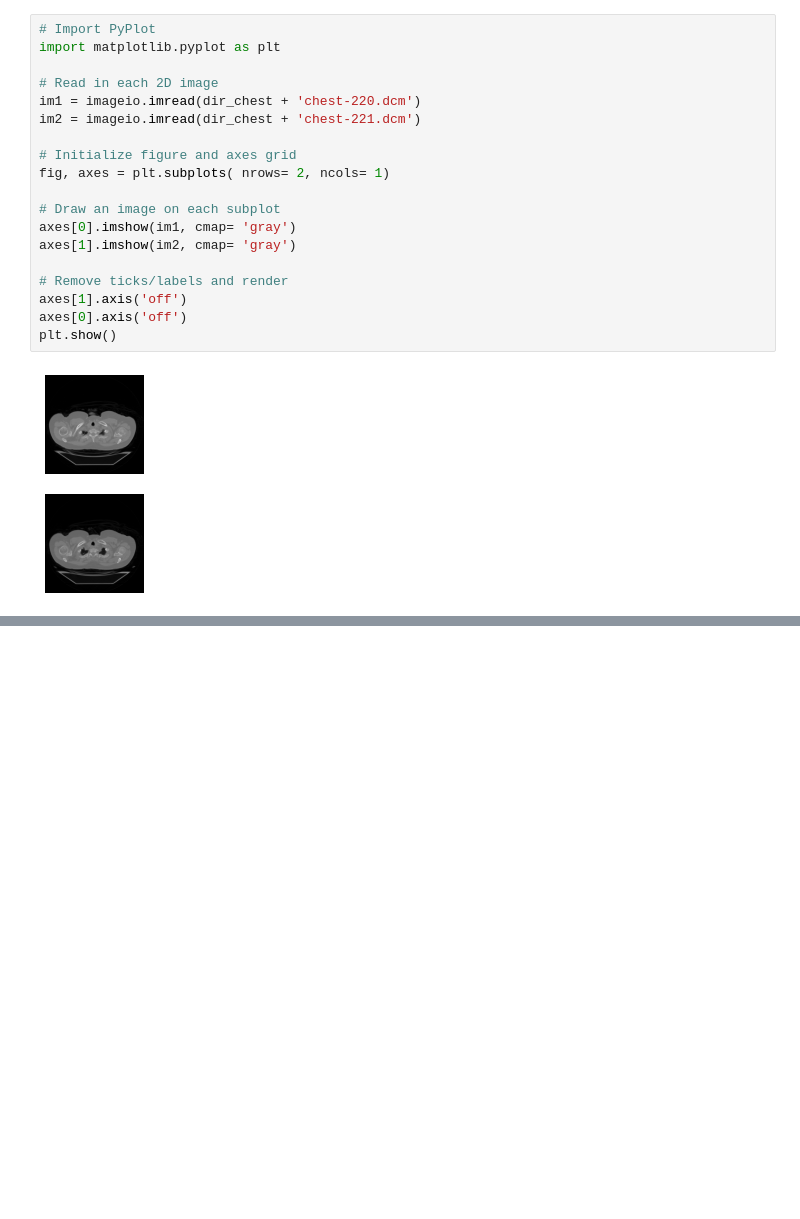
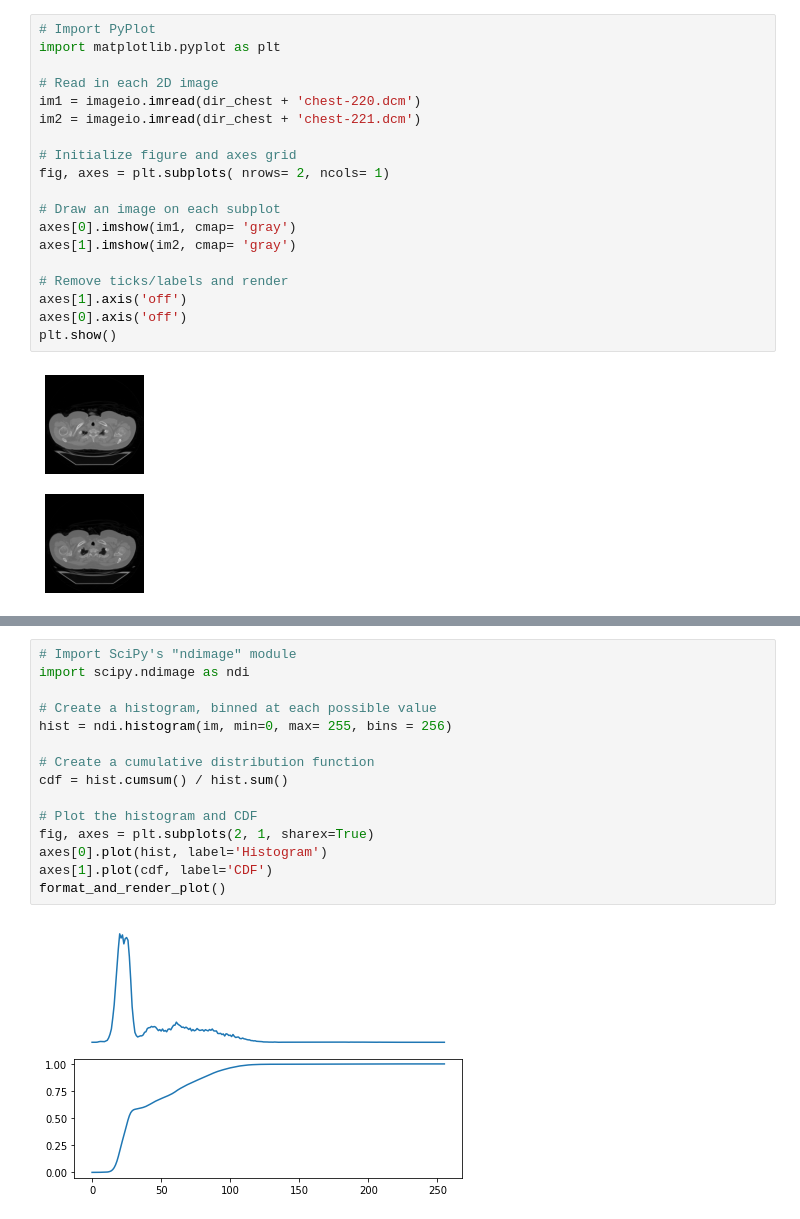
Before and after one commit to MohebZandi/Comupter_Vision, a Jupyter notebook: Biomedical_Image_Processing_Data_Camp.ipynb, the cells around one changed output, grey strips where cells are left out. Cells and saved outputs as stored; diff of their text form; blank space fills up the shorter version.

```diff
--- a/Biomedical_Image_Processing_Data_Camp.ipynb
+++ b/Biomedical_Image_Processing_Data_Camp.ipynb
@@ -259,0 +321,17 @@ plt.show()
+# %%
+# Import SciPy's "ndimage" module
+import scipy.ndimage as ndi
+
+# Create a histogram, binned at each possible value
+hist = ndi.histogram(im, min=0, max= 255, bins = 256)
+
+# Create a cumulative distribution function
+cdf = hist.cumsum() / hist.sum()
+
+# Plot the histogram and CDF
+fig, axes = plt.subplots(2, 1, sharex=True)
+axes[0].plot(hist, label='Histogram')
+axes[1].plot(cdf, label='CDF')
+format_and_render_plot()
+# %% [output]
+[figure, added]
```
Also changed, not shown: parts of 6 cells of this notebook.
